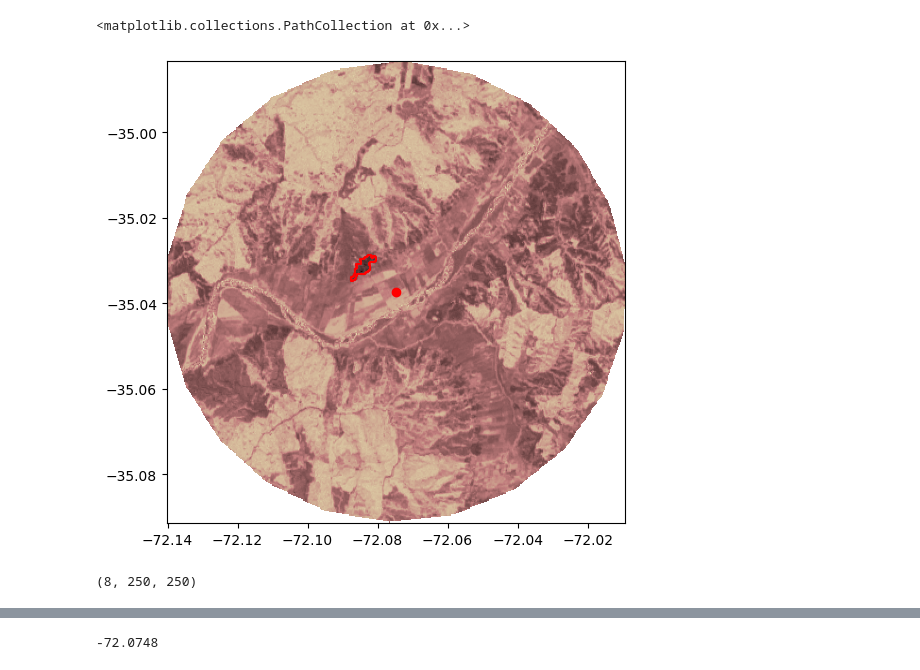
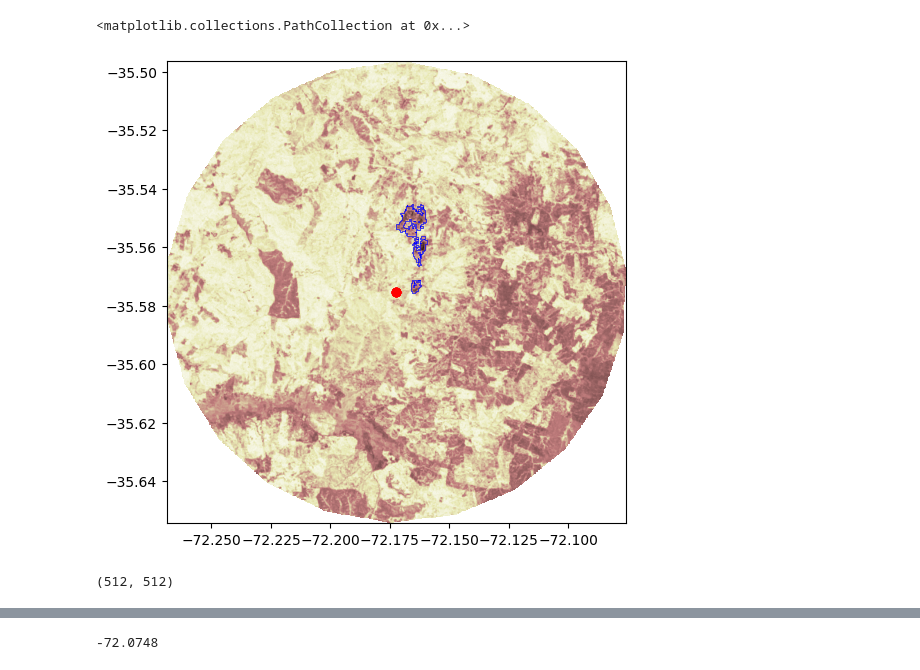
Before and after one commit to abbystokes/wildfire-risk-ml, a Jupyter notebook: data_preprocessing.ipynb, the cells around one changed output, grey strips where cells are left out. Cells and saved outputs as stored; diff of their text form; code cells hidden in the pictures.

```diff
--- a/data_preprocessing.ipynb
+++ b/data_preprocessing.ipynb
@@ -26,7 +25,7 @@ df = df.reset_index()
 # %%
 # Pick an example fire event
 
-fire_id = 11 # look at first event
+fire_id = 1 # look at first event
 example_fire = df.loc[fire_id]
 
 fire_season = example_fire["FireSeason"]
@@ -39,7 +38,9 @@ file_names = {
 #save paths to images
 pre_fire_path = os.path.join(folder, example_fire["PreFireImgName"])
 post_fire_path = os.path.join(folder, example_fire["PostFireImgName"])
-fire_scar_path = os.path.join(folder, example_fire["FireScarVectorName"])
+fire_scar_vector_path = os.path.join(folder, example_fire["FireScarVectorName"])
+fire_scar_path = os.path.join(folder, example_fire["FireScarImgName"])
+severity_path = os.path.join(folder, example_fire["SeverityImgName"])
 # %%
 example_fire
 # %% [output]
@@ -63,4 +64,4 @@ Name: 11, dtype: object
 # %%
 # Read fire scar shape file as geo data frame
-fire_scar = gdp.read_file(fire_scar_path)
-fire_scar = fire_scar.to_crs(epsg=4326)  # Convert to WGS84 (lat/lon)
+fire_scar_vector = gdp.read_file(fire_scar_vector_path)
+fire_scar_vector = fire_scar_vector.to_crs(epsg=4326)  # Convert to WGS84 (lat/lon)
@@ -121,0 +126,5 @@ CRS.from_epsg(4326)
+# %%
+from rasterio.plot import show, adjust_band
+pre_fire = rasterio.open(pre_fire_path)
+imgdata = np.array([adjust_band(pre_fire.read(i)) for i in (3,2,1)])
+show(imgdata)  # factor 3 to increase brightness
@@ -121,0 +134,4 @@ CRS.from_epsg(4326)
+# %%
+post_fire = rasterio.open(post_fire_path)
+imgdata = np.array([adjust_band(post_fire.read(i)) for i in (3,2,1)])
+show(imgdata)
@@ -122,22 +148,22 @@ CRS.from_epsg(4326)
 # %%
 transform = pre_fire.transform
 
 # Get raster bounds (left, bottom, right, top) in geographic coordinates
 left, bottom, right, top = rasterio.transform.array_bounds(
     pre_fire.height, pre_fire.width, transform
 )
 
 # Read the 3rd band of the raster
 fig, ax = plt.subplots(figsize=(10, 6))
 
 # Set extent to real-world coordinates
-show(pre_fire.read(8), cmap='pink', ax=ax, extent=[left, right, bottom, top])
+show(post_fire.read(8), cmap='pink', ax=ax, extent=[left, right, bottom, top])
 
 
 # Overlay fire scar on the same plot
-fire_scar.plot(ax=ax, edgecolor='red', facecolor='none', linewidth=1.5)
-plt.scatter(fire_scar['IgnLon'], fire_scar['IgnLat'], color='red', label='Ignition Points')
+fire_scar_vector.plot(ax=ax, edgecolor='blue', facecolor='none', linewidth=0.5)
+plt.scatter(fire_scar_vector['IgnLon'], fire_scar_vector['IgnLat'], color='red', label='Ignition Point')
 # %% [output]
 <matplotlib.collections.PathCollection at 0x...>
-[figure, old version]
+[figure, new version]
 # %%
@@ -170,9 +199,9 @@ with rasterio.open(post_fire_path) as src:
 # %%
-with rasterio.open(pre_fire_path) as src:
+with rasterio.open('output.tif') as src:
     window = Window(xoff, yoff, xsize, ysize)
-    cropped_data = src.read(window=window)
+    cropped_data = src.read(window=window,boundless=True, fill_value=0)
 
     # Check the shape of the cropped data
-    print(cropped_data.shape)
+    print(src.shape)
 # %% [output]
-(8, 250, 250)
+(512, 512)
```
Also changed, not shown: parts of 20 cells of this notebook, 1 other file.
